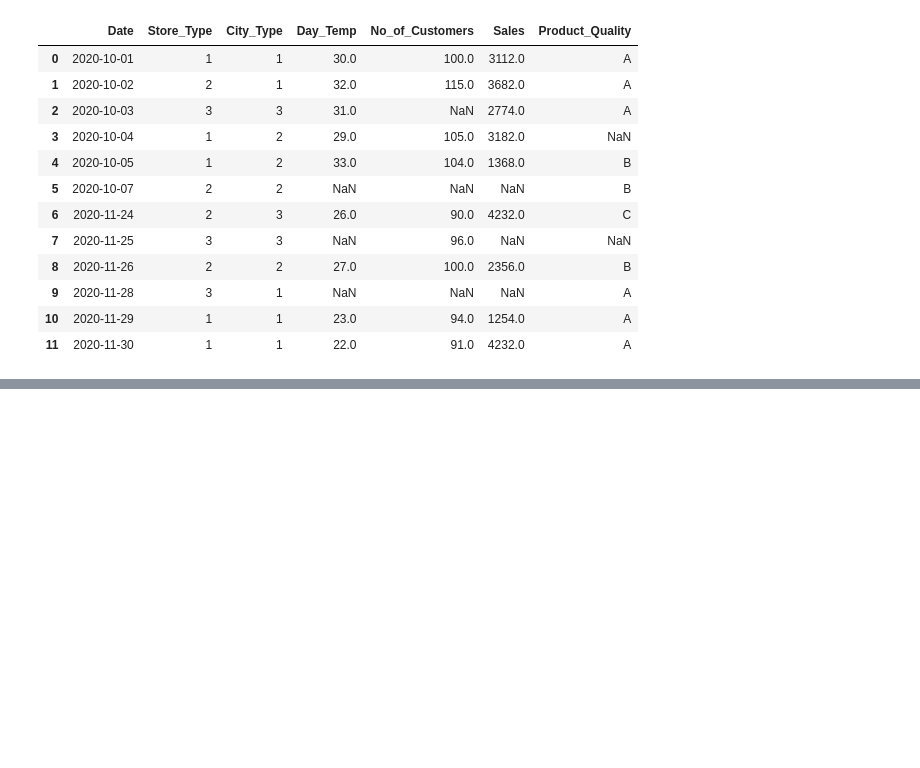
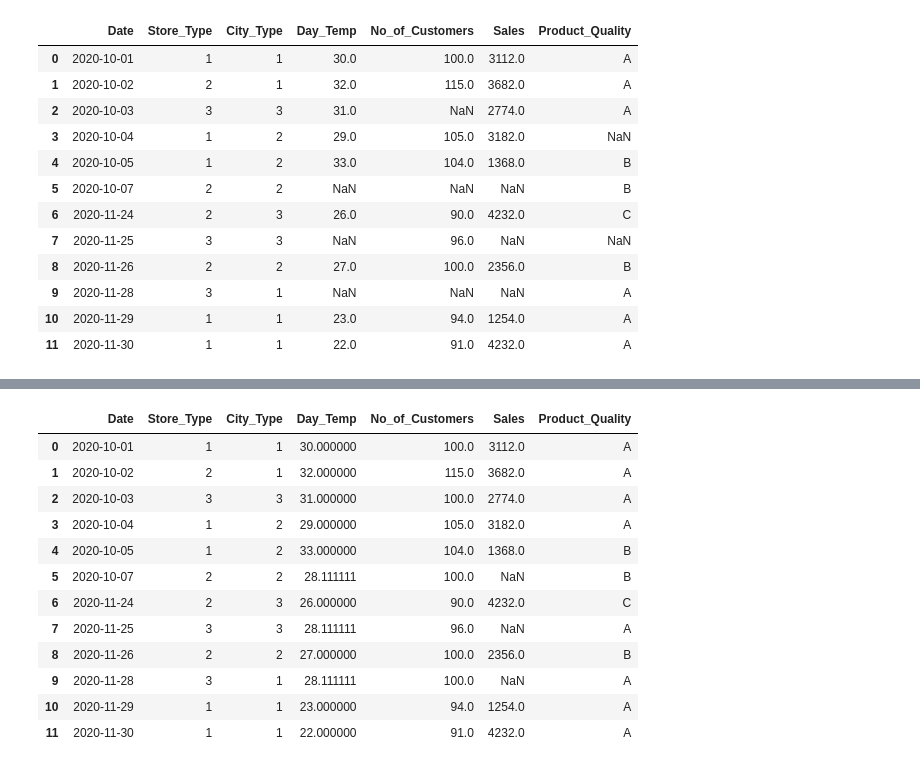
Before and after one commit to Kavithma-Thushal/Machine-Learning-Room-GDSE66, a Jupyter notebook: Day 6/Jupyter/main.ipynb, the cells around one changed output, grey strips where cells are left out. Drawn from its saved outputs; the diff is of its cells as text; code cells hidden in the pictures; blank space fills up the shorter version.

```diff
--- a/Day 6/Jupyter/main.ipynb
+++ b/Day 6/Jupyter/main.ipynb
@@ -92,0 +112,21 @@ df_sales_nan
+# %%
+df_sales_fillna = df_sales.fillna({
+    "Day_Temp": df_sales.Day_Temp.mean(),
+    "No_of_Customers": df_sales.No_of_Customers.median(),
+    "Product_Quality": "A"
+})
+df_sales_fillna
+# %% [output]
+|  | Date | Store_Type | City_Type | Day_Temp | No_of_Customers | Sales | Product_Quality |
+| 0 | 2020-10-01 | 1 | 1 | 30.000000 | 100.0 | 3112.0 | A |
+| 1 | 2020-10-02 | 2 | 1 | 32.000000 | 115.0 | 3682.0 | A |
+| 2 | 2020-10-03 | 3 | 3 | 31.000000 | 100.0 | 2774.0 | A |
+| 3 | 2020-10-04 | 1 | 2 | 29.000000 | 105.0 | 3182.0 | A |
+| 4 | 2020-10-05 | 1 | 2 | 33.000000 | 104.0 | 1368.0 | B |
+| 5 | 2020-10-07 | 2 | 2 | 28.111111 | 100.0 | NaN | B |
+| 6 | 2020-11-24 | 2 | 3 | 26.000000 | 90.0 | 4232.0 | C |
+| 7 | 2020-11-25 | 3 | 3 | 28.111111 | 96.0 | NaN | A |
+| 8 | 2020-11-26 | 2 | 2 | 27.000000 | 100.0 | 2356.0 | B |
+| 9 | 2020-11-28 | 3 | 1 | 28.111111 | 100.0 | NaN | A |
+| 10 | 2020-11-29 | 1 | 1 | 23.000000 | 94.0 | 1254.0 | A |
+| 11 | 2020-11-30 | 1 | 1 | 22.000000 | 91.0 | 4232.0 | A |
```
Also changed, not shown: parts of 6 cells of this notebook.
